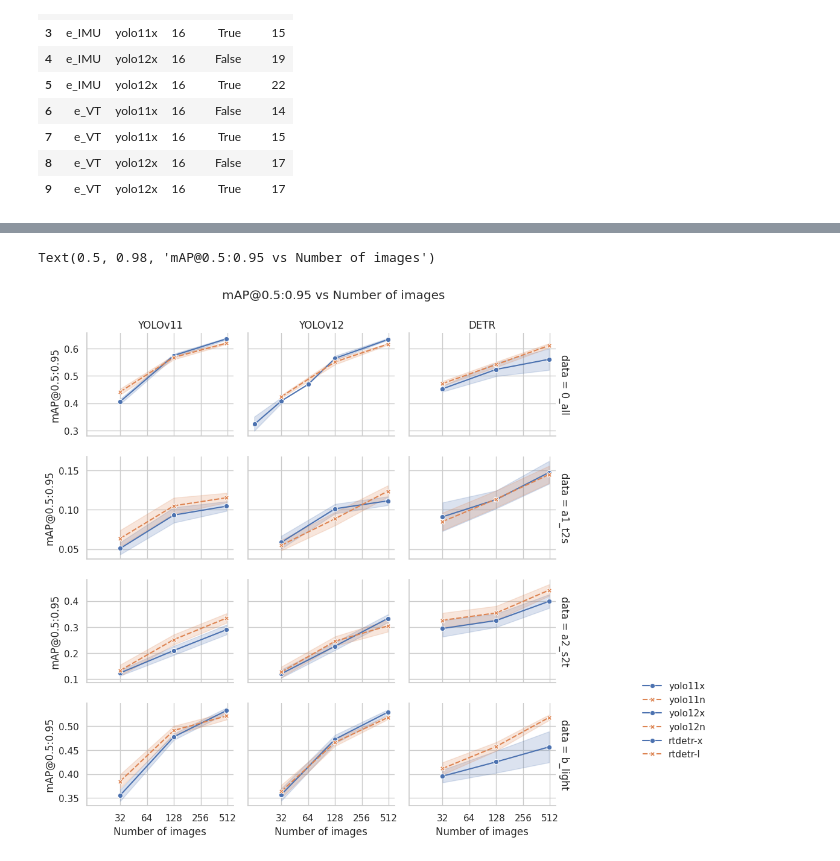
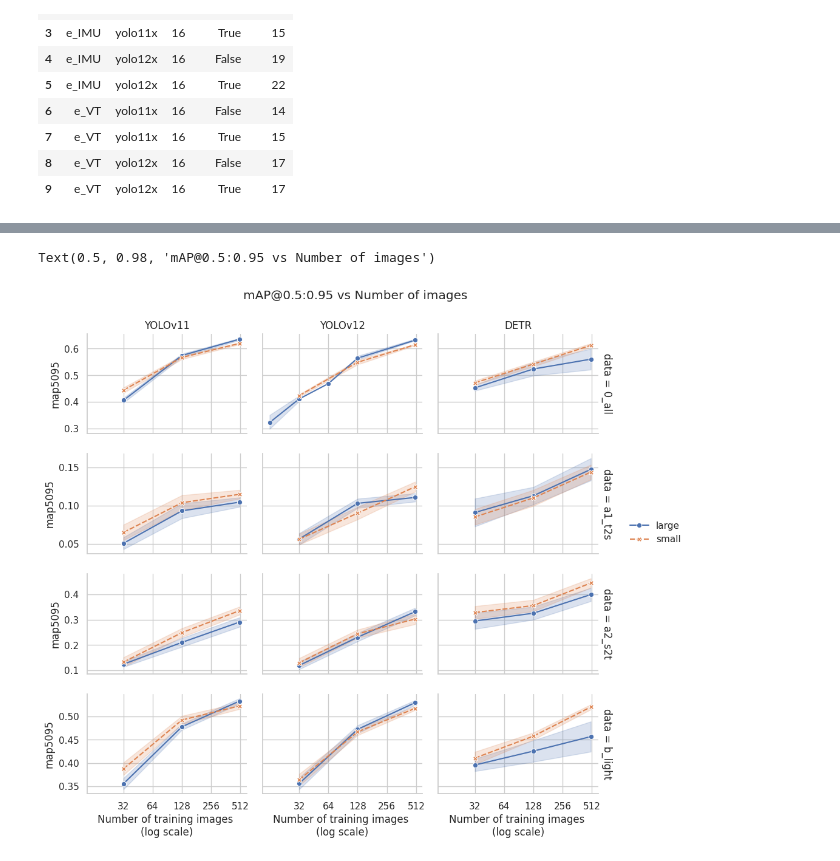
Before and after one commit to Niche-Lab/COLO, a Jupyter notebook: evaluate.ipynb, the cells around one changed output, grey strips where cells are left out. Cells and saved outputs as stored; diff of their text form; code cells hidden in the pictures.

```diff
--- a/evaluate.ipynb
+++ b/evaluate.ipynb
@@ -46,9 +46,17 @@ def add_family(df):
     df.loc[df["model"].str.contains("yolo12"), "family"] = "YOLOv12"
     df.loc[df["model"].str.contains("yolo11"), "family"] = "YOLOv11"
     return df
+def add_size(df):
+    # rtdetr-x, yolo12x, yolo11x
+    df.loc[:, ["size"]] = "small"
+    df.loc[df["model"].str.contains("yolo11x"), "size"] = "large"
+    df.loc[df["model"].str.contains("yolo12x"), "size"] = "large"
+    df.loc[df["model"].str.contains("rtdetr-x"), "size"] = "large"
+    return df
 # %%
 df_s1 = pd.concat([pd.read_csv(f) for f in ls_csv if "study1" in str(f)], ignore_index=True)
 df_s1 = add_family(df_s1)
+df_s1 = add_size(df_s1)
 n_row = df_s1.shape[0]
 n_unique_row = df_s1.loc[:, ["data", "model", "n", "map5095", "map50", "f1"]].drop_duplicates().shape[0]
 print(f"Number of rows: {n_row}")
@@ -173,31 +184,28 @@ plot_s1_overview(df_s1, "f1")
 # %%
 config_s1 = ["0_all", "a1_t2s", "a2_s2t", "b_light"]
 sns.set(style="whitegrid")
 g = sns.FacetGrid(df_s1,
     col="family", col_order=["YOLOv11", "YOLOv12", "DETR"],
     row="data", row_order=config_s1, sharey="row",
-    margin_titles=True, height=6, aspect=1.2)
+    margin_titles=True)
 g.map_dataframe(sns.lineplot,
-    x="n", y="map5095", hue="model", style="model",
-    # hue_order=config_s1,
-    # style_order=config_s1,
+    x="n", y="map5095", hue="size", style="size",
+    hue_order=["large", "small"],
+    style_order=["large", "small"],
     err_style="band", errorbar=("se", 2),
     markers=True,
-    # palette=["Grey", "#00B000", "#009ADE", "#FF1F5B"],
     )
 g.set(
     xscale="log",
     xticks=[2**i for i in range(5, 10)],
     xticklabels=[2**i for i in range(5, 10)],
-    xlabel="Number of training images (n)",)
+    xlabel="Number of training images \n(log scale)",)
 
-g.add_legend(bbox_to_anchor=(1.2, 0.1), loc='lower right')
-g.set_axis_labels("Number of images", "mAP@0.5:0.95")
+g.add_legend(bbox_to_anchor=(1, 0.5), loc='lower right')
 g.set_titles(col_template="{col_name}")
-# g.set(ylim=(0, 0.65))
-g.figure.set_size_inches(9, 9)
+g.figure.set_size_inches(11, 9)
 g.figure.subplots_adjust(top=0.9, hspace=0.2, wspace=0.1)
 g.fig.suptitle("mAP@0.5:0.95 vs Number of images")
 # %% [output]
 Text(0.5, 0.98, 'mAP@0.5:0.95 vs Number of images')
-[figure, old version]
+[figure, new version]
```
Also changed, not shown: parts of 7 cells of this notebook, 2 other files.
